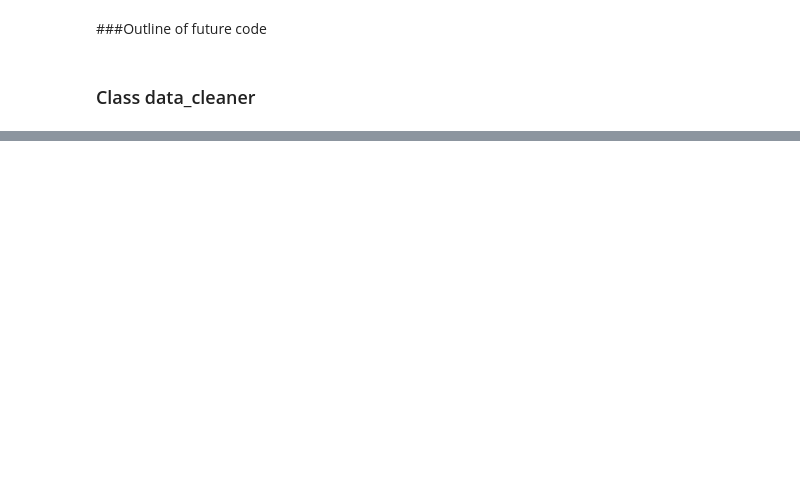
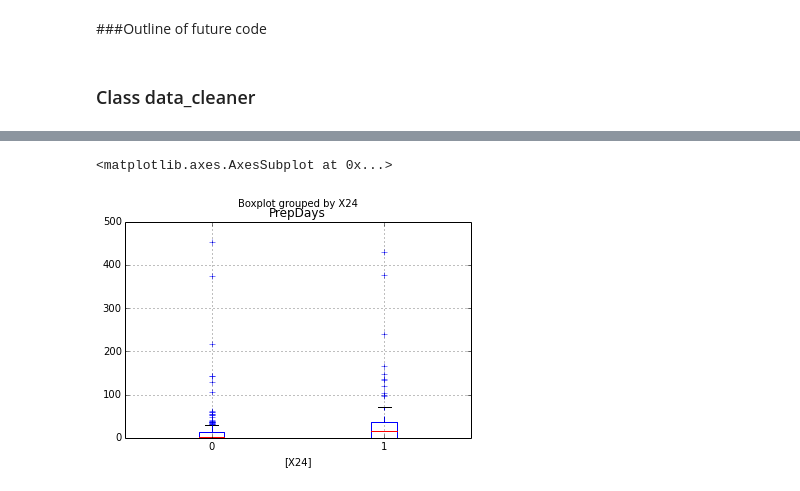
Before and after one commit to rjrest/comp-clustering, a Jupyter notebook: data_cleaner.ipynb, the cells around one changed output, grey strips where cells are left out. Saved outputs shown, nothing was run; the diff lists cells and outputs as text; code cells hidden in the pictures; blank space fills up the shorter version.

```diff
--- a/data_cleaner.ipynb
+++ b/data_cleaner.ipynb
@@ -130,0 +307,5 @@ df_Competitions.PrepInstructor_days.hist(bins=140, range=(0,150), alpha = .5, fi
+# %%
+df_Competitions.boxplot(column=['PrepDays'], by=['X24'])
+# %% [output]
+<matplotlib.axes.AxesSubplot at 0x...>
+[figure, added]
```
Also changed, not shown: parts of 15 cells of this notebook, 2 other files.
